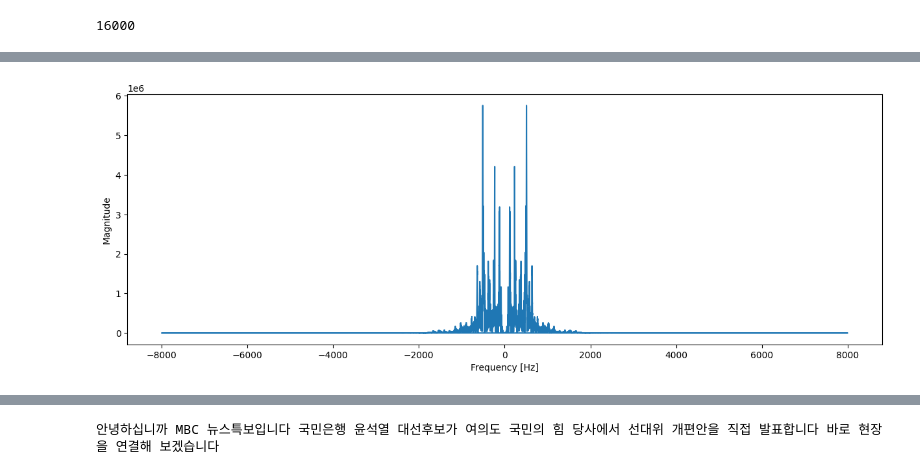
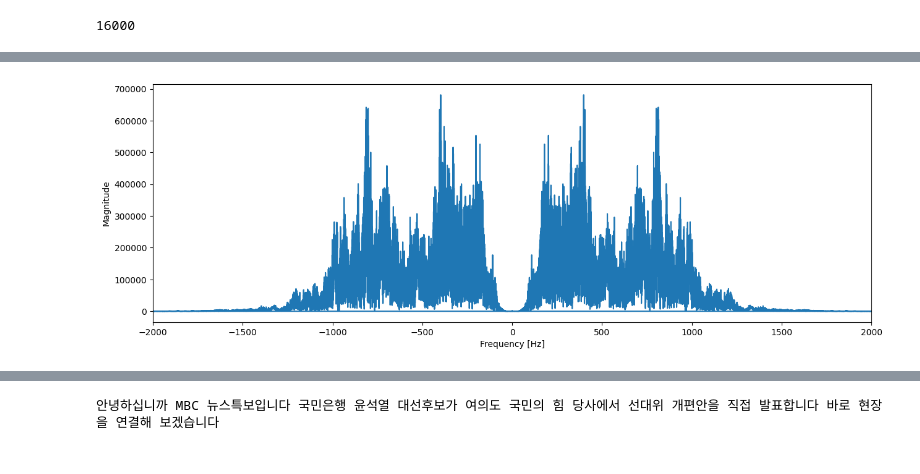
Before and after one commit to awdfaf/digital_academy_pre_proj, a Jupyter notebook: ojun/noise/Bandpass_Filter.ipynb, the cells around one changed output, grey strips where cells are left out. Cells and saved outputs as stored; diff of their text form; code cells hidden in the pictures.

```diff
--- a/ojun/noise/Bandpass_Filter.ipynb
+++ b/ojun/noise/Bandpass_Filter.ipynb
@@ -45,7 +45,7 @@ import numpy as np
 import matplotlib.pyplot as plt
 
 # wav 파일 열기
-with wave.open('./NoisyData/p226_251.wav', 'r') as wav_file:
+with wave.open('./wav파일들/01_01_000606_210809_SD.wav', 'r') as wav_file:
     # wave 파일의 프레임 수, 채널 수, 프레임 당 샘플 수, 샘플 너비, 압축 유형 등의 정보를 가져옵니다.
     num_frames = wav_file.getnframes()
     num_channels = wav_file.getnchannels()
@@ -121,7 +121,7 @@ import numpy as np
 import matplotlib.pyplot as plt
 
 # wav 파일 열기
-with wave.open('./NoisyData/p226_251.wav', 'r') as wav_file:
+with wave.open('./wav파일들/0003.wav', 'r') as wav_file:
     # wave 파일의 프레임 수, 채널 수, 프레임 당 샘플 수, 샘플 너비, 압축 유형 등의 정보를 가져옵니다.
     num_frames = wav_file.getnframes()
     num_channels = wav_file.getnchannels()
@@ -151,6 +151,7 @@ freq = np.fft.fftfreq(len(channel1), d=1/sample_rate)
 # 그래프 출력
 plt.figure(figsize=(15,5))
 plt.plot(freq, np.abs(freq_data))
+plt.xlim(-2000, 2000)
 plt.xlabel('Frequency [Hz]')
 plt.ylabel('Magnitude')
 plt.show()
@@ -162,39 +163,40 @@ import numpy as np
 import matplotlib.pyplot as plt
 
 # wav 파일 열기
-with wave.open('output.wav', 'r') as wav_file:
+with wave.open('./wav파일들2/output_file.wav', 'r') as wav_file:
     # wave 파일의 프레임 수, 채널 수, 프레임 당 샘플 수, 샘플 너비, 압축 유형 등의 정보를 가져옵니다.
     num_frames = wav_file.getnframes()
     num_channels = wav_file.getnchannels()
     sample_width = wav_file.getsampwidth()
     sample_rate = wav_file.getframerate()
 
     # wave 파일에서 모든 프레임을 읽어와서 numpy 배열로 변환합니다.
     # np.frombuffer를 사용하여 wav_file.readframes()에서 읽은 이진 데이터를 numpy 배열로 변환합니다.
     wave_data = np.frombuffer(wav_file.readframes(num_frames), dtype=np.int16)
 
 # 각 채널의 데이터를 따로 추출합니다.
 if num_channels == 2:
     channel1 = wave_data[::num_channels]
     channel2 = wave_data[1::num_channels]
 else:
     channel1 = wave_data
 
 # 시간 축 생성
 time = np.arange(0, num_frames/sample_rate, 1/sample_rate)
 
 # 주파수 영역으로 변환
 freq_data = np.fft.fft(channel1)
 
 # 주파수 축 생성
 freq = np.fft.fftfreq(len(channel1), d=1/sample_rate)
 
 # 그래프 출력
 plt.figure(figsize=(15,5))
 plt.plot(freq, np.abs(freq_data))
+plt.xlim(-2000, 2000)
 plt.xlabel('Frequency [Hz]')
 plt.ylabel('Magnitude')
 plt.show()
 # %% [output]
-[figure, old version]
+[figure, new version]
 # %%
```
Also changed, not shown: parts of 7 cells of this notebook, 54 other files.
